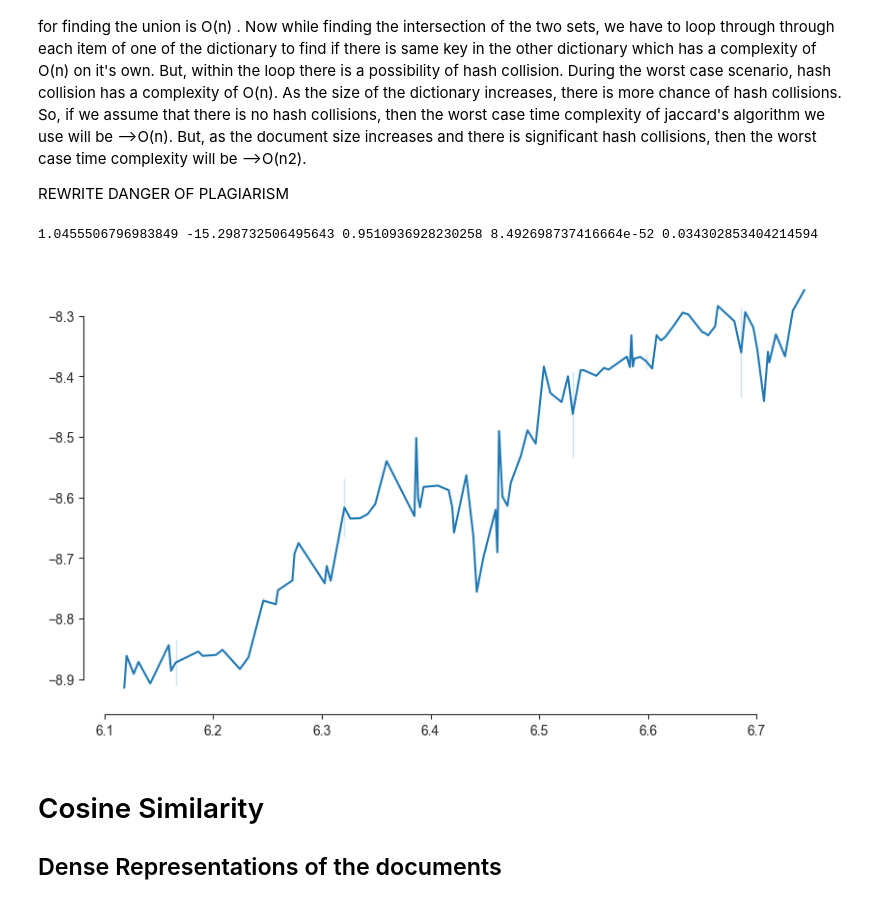
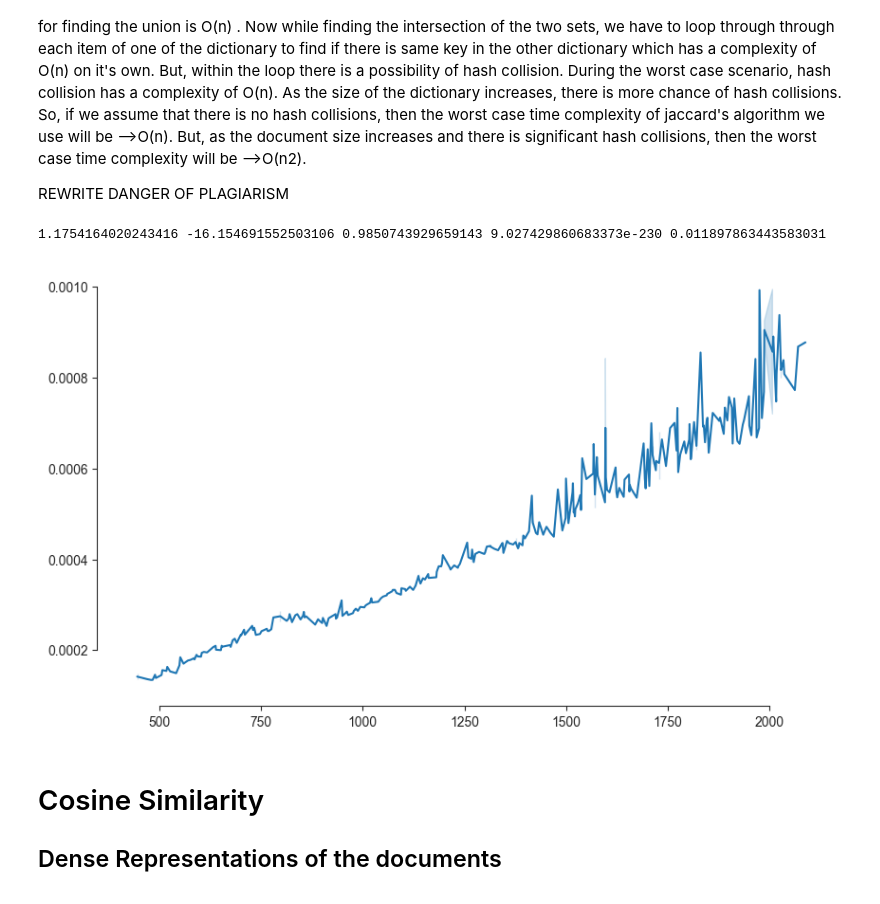
Before and after one commit to llctrautmann/Algorithmic-Data-Science, a Jupyter notebook: Scripts/ADS_Coursework_LT.ipynb, the cells around one changed output. Drawn from its saved outputs; the diff is of its cells as text; code cells hidden in the pictures.

```diff
--- a/Scripts/ADS_Coursework_LT.ipynb
+++ b/Scripts/ADS_Coursework_LT.ipynb
@@ -40,10 +40,8 @@ docs.append("Your studies in this module include a series of seminars covering s
 docs.append("This module will provide students with the practical tools and techniques required to build, analyse and interpret 'big data' datasets. It will cover all aspects of the Data Science process including collection, munging or wrangling, cleaning, exploratory data analysis, visualization, statistical inference and model building and implications for applications in the real world. During the module, they will be taught how to scrape data from the Internet, develop and test hypotheses, use principal component analysis (PCA) to reduce dimensionality, prepare actionable plans and present their findings. In the laboratory, students will develop their Python programming skills and be introduced to a number of fundamental standard Python libraries/toolkits for Data Scientists including NumPy, SciPy, PANDAS and SCIKIT-Learn. In these sessions and their coursework, students will work with real-world datasets and apply the techniques covered in lectures to that data.")
 # %%
 # Init random word list:
-
-
 class DocumentGenerator:
-    def __init__(self,length = 100,corpus = brown,filler_words = False):
+    def __init__(self,length = 100,corpus = brown,filler_words = False,max_difference = False):
         self.word_reservoir = list(itertools.chain.from_iterable(corpus.sents()[:length]))
 
         if filler_words:
@@ -51,6 +49,7 @@ class DocumentGenerator:
         else:
             self.word_reservoir = [word for word in self.word_reservoir if word not in stopwords.words('english')]
         self.documents = []
+        self.max_difference = max_difference
 
 
     def total_words(self):
@@ -65,7 +64,18 @@ class DocumentGenerator:
             document_pairs = []
 
             rand_doc1 = random.choices(word_list,k=i)
-            rand_doc2 = random.choices(word_list,k=i)
+            rand_doc2 = []
+
+            if self.max_difference:
+                while len(rand_doc2) != len(rand_doc1):
+                    word = random.choices(word_list,k=1)[0]
+                    if word in rand_doc1:
+                        continue
+                    else:
+                        rand_doc2.append(word)
+            else:
+                rand_doc2 = random.choices(word_list,k=i)
+
 
             document_pairs.append((self.tokenize(rand_doc1)))
             document_pairs.append((self.tokenize(rand_doc2)))
@@ -97,9 +107,30 @@ class DocumentGenerator:
                 tokenized_dict[l[i]] = l.count(l[i])
 
         return tokenized_dict
+# %%
+documents = DocumentGenerator(length=10000,filler_words=False)
+
+
+
+# Functions transferred from the lecture
+def maketotal(dict_1):
+    total = 0
+    for item in dict_1:
+        total += dict_1[item]
+    return total
+
+def Jaccards(dict_1, dict_2):
+    intersection = {}
+    for item in dict_1.keys():
+        if item in dict_2.keys():
+            intersection[item]=min(dict_1[item],dict_2[item])
+
+    intersectiontot = maketotal(intersection)
+    union = maketotal(dict_1) + maketotal(dict_2) - intersectiontot
+
+    return intersectiontot/union
 # %%
-documents = DocumentGenerator(length=10000,filler_words=False)
-list_of_docs = documents.generate_documents(100,min_length=500,max_length=1000)
+list_of_docs = documents.generate_documents(300,min_length=500,max_length=3000)
 
 for i in range(len(list_of_docs)):
 
@@ -231,17 +261,17 @@ for i in range(len(list_of_docs)):
 # %%
 logx = [np.log(x) for x in xs]
 logy = [np.log(y) for y in ys]
 
 plt.figure(figsize=(10,6),dpi=100)
 sns.set_style("ticks")
-sns.lineplot(x=logx, y=logy)
+sns.lineplot(x=xs, y=ys)
 sns.despine(offset=5,trim=True)
 
 slope_jaccard,intercept, r_value, p_value ,std_err = scipy.stats.linregress(logx,logy)
 print(slope_jaccard,intercept, r_value, p_value ,std_err)
 # %% [output]
-1.0455506796983849 -15.298732506495643 0.9510936928230258 8.492698737416664e-52 0.034302853404214594
+1.1754164020243416 -16.154691552503106 0.9850743929659143 9.027429860683373e-230 0.011897863443583031
-[figure, old version]
+[figure, new version]
 # %% [markdown]
 # Cosine Similarity
 ## Dense Representations of the documents
```
Also changed, not shown: parts of 8 cells of this notebook, 12 other files.
